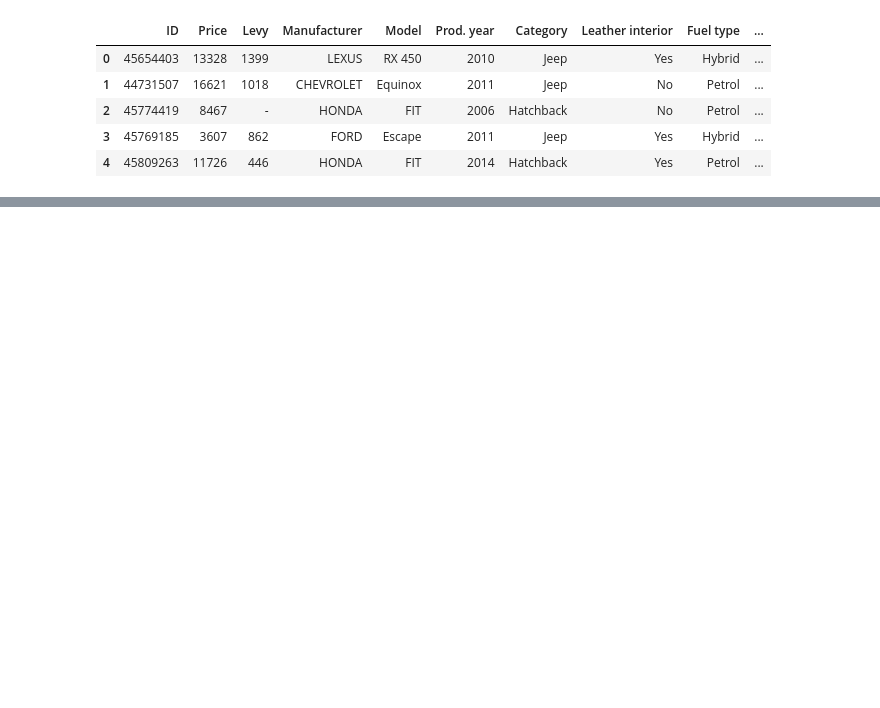
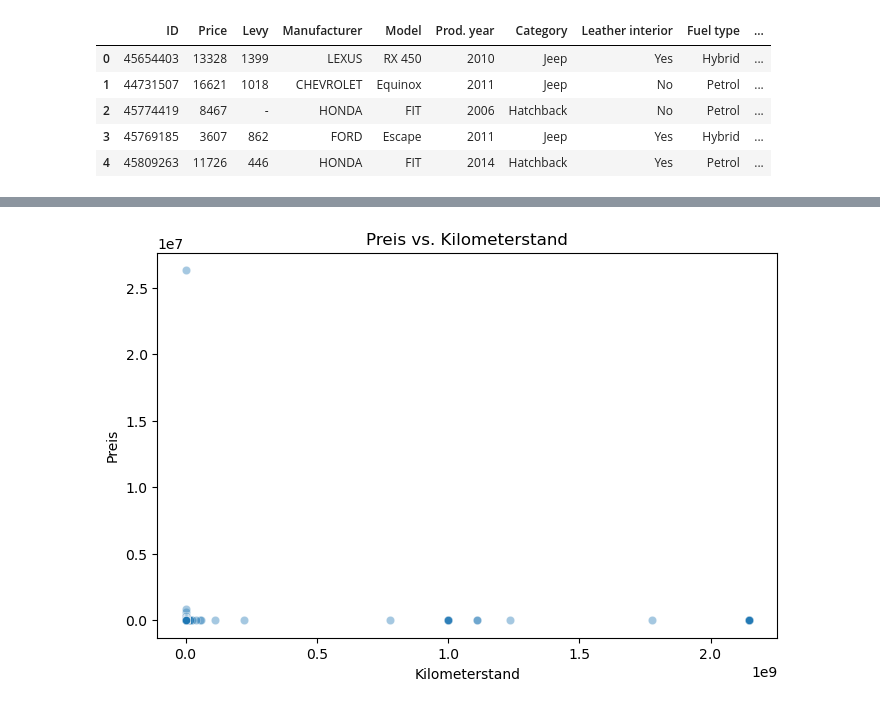
Before and after one commit to obaidullah-Mushtaq/car-price-prediction, a Jupyter notebook: car_price_analysis.ipynb, the cells around one changed output, grey strips where cells are left out. Saved outputs shown, nothing was run; the diff lists cells and outputs as text; code cells hidden in the pictures; blank space fills up the shorter version.

```diff
--- a/car_price_analysis.ipynb
+++ b/car_price_analysis.ipynb
@@ -18,0 +85,13 @@ df.head()
+# %%
+# Scatterplot von Preis vs. Kilometerstand inkl. Ausreißer-Daten
+import matplotlib.pyplot as plt
+import seaborn as sns
+
+plt.figure(figsize=(8, 5))
+sns.scatterplot(data=df, x="Mileage", y="Price", alpha=0.4)
+plt.title("Preis vs. Kilometerstand")
+plt.xlabel("Kilometerstand")
+plt.ylabel("Preis")
+plt.show()
+# %% [output]
+[figure, added]
```
Also changed, not shown: parts of 22 cells of this notebook.
